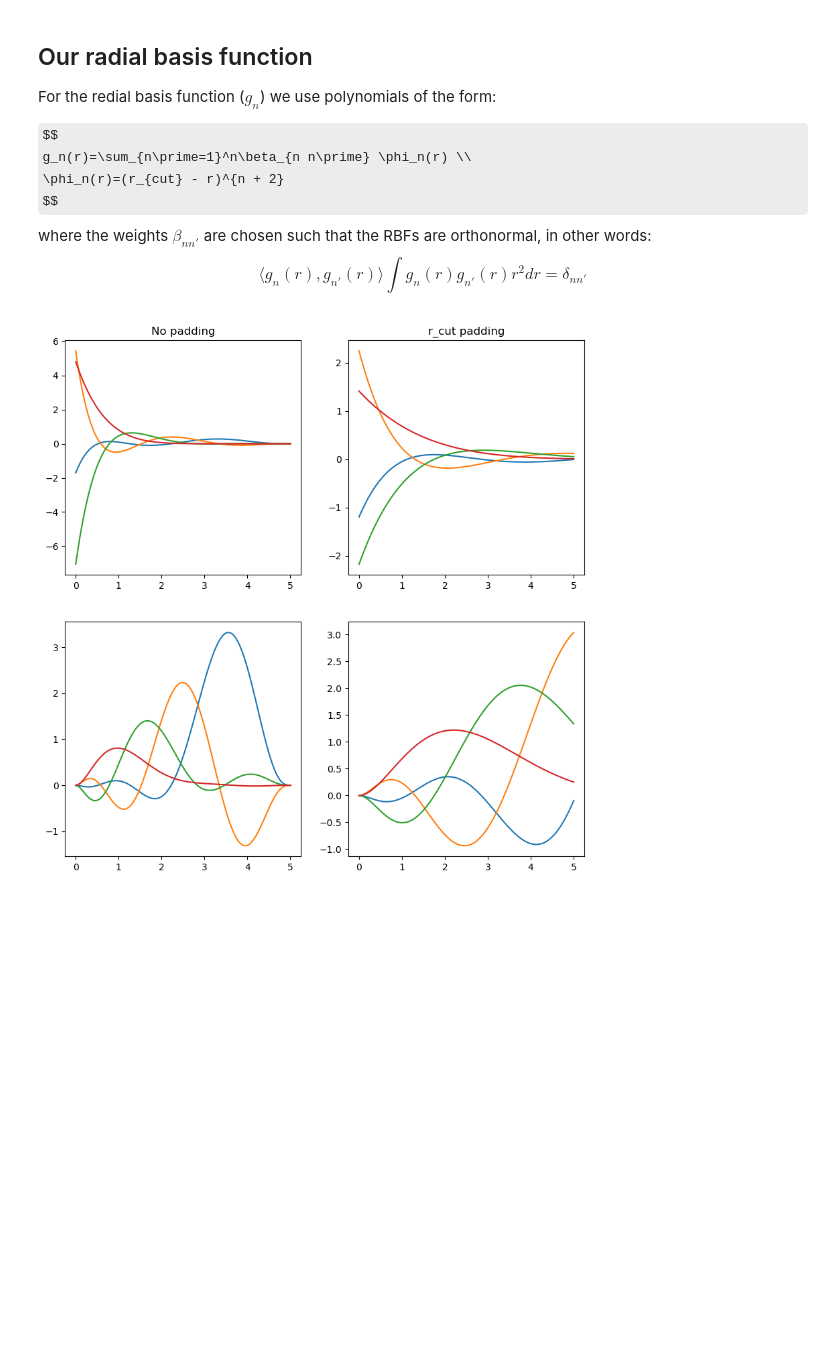
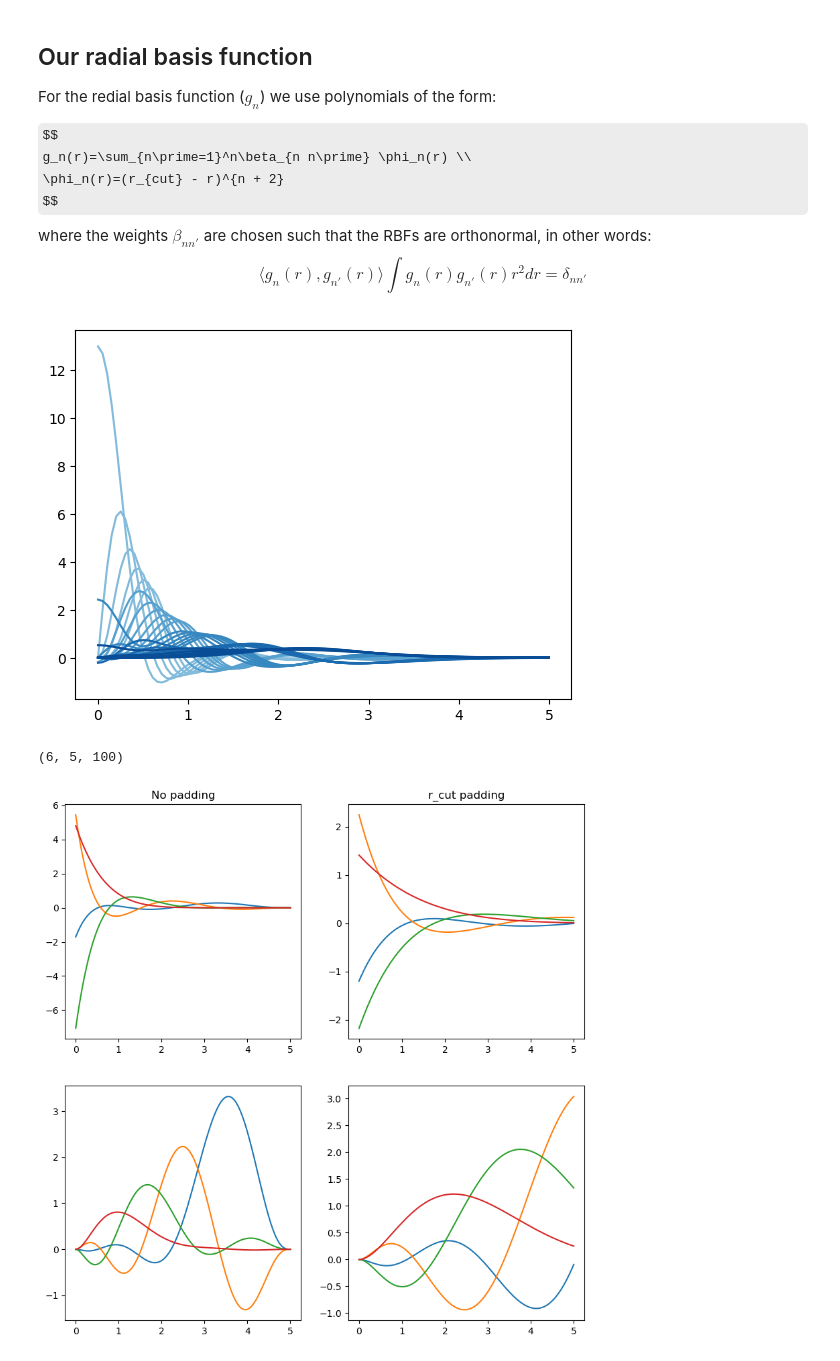
Before and after one commit to pujaltes/qe_density, a Jupyter notebook: updated_sh.ipynb, the cells around one changed output. Cells and saved outputs as stored; diff of their text form; code cells hidden in the pictures; some formulas as TeX source; blank space fills up the shorter version.

```diff
--- a/updated_sh.ipynb
+++ b/updated_sh.ipynb
@@ -61,0 +72,28 @@ $$
+# %%
+from dscribe.descriptors import SOAP
+
+
+r_cut = 5
+n_max = 5
+l_max = 5
+rx = np.linspace(0, r_cut, 100)
+
+soap = SOAP(
+    species=["H"],
+    r_cut=3,
+    n_max=4,
+    l_max=2,
+    rbf="polynomial",
+)
+
+alphas, betas = soap.get_basis_gto(r_cut, n_max, l_max)
+gto = radial_gto(alphas, betas, rx)
+# %%
+for i in range(n_max):
+    plt.plot(rx, gto[:, i].T, c=mpl.colormaps["Blues"]((i + 4) / (n_max + 4)))
+# %% [output]
+[figure, added]
+# %%
+gto.shape
+# %% [output]
+(6, 5, 100)
```
Also changed, not shown: parts of 4 cells of this notebook, 11 other files.
